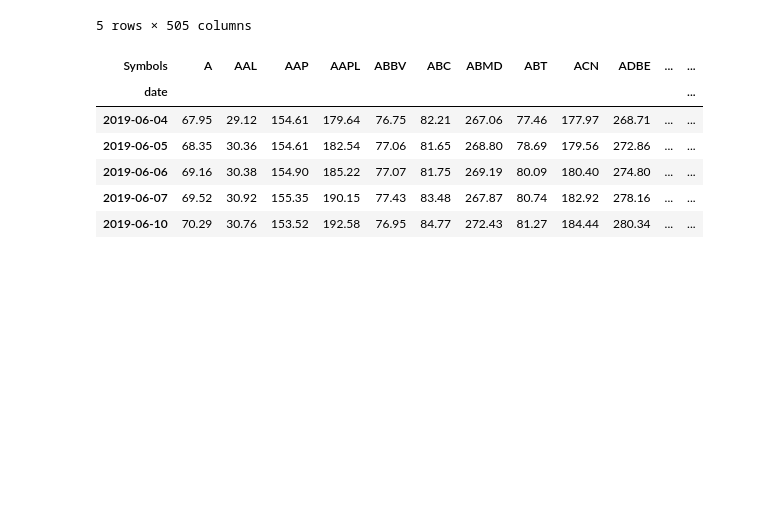
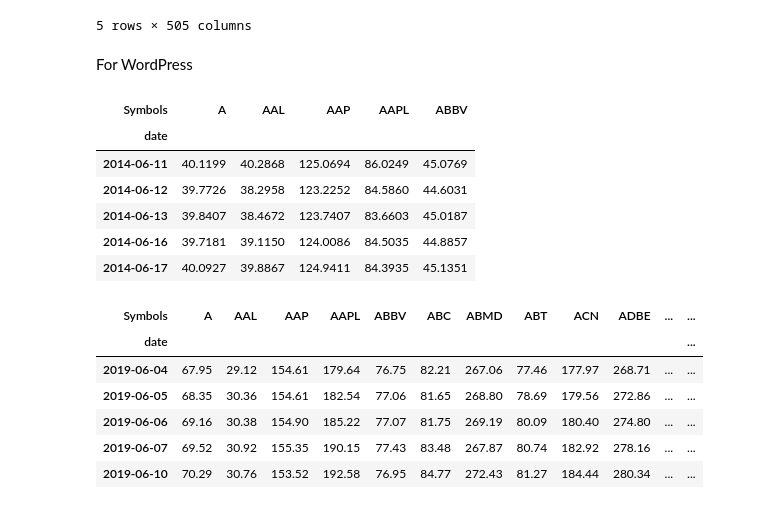
Before and after one commit to DinodC/january-effect, a Jupyter notebook: revisiting_january_effect.ipynb, the cells around one changed output. Cells and saved outputs as stored; diff of their text form; code cells hidden in the pictures; blank space fills up the shorter version.

```diff
--- a/revisiting_january_effect.ipynb
+++ b/revisiting_january_effect.ipynb
@@ -54,6 +48,18 @@ close['sp500'].head()
 | 2014-06-16 | 39.7181 | 39.1150 | 124.0086 | 84.5035 | 44.8857 | 66.0529 | 23.27 | 35.8734 | 74.8634 | 67.62 | ... | ... |
 | 2014-06-17 | 40.0927 | 39.8867 | 124.9411 | 84.3935 | 45.1351 | 66.2561 | 23.43 | 35.8375 | 74.5832 | 67.54 | ... | ... |
 5 rows × 505 columns
+# %% [markdown]
+For WordPress
+# %%
+close['sp500'].head().iloc[:5, :5]
+# %% [output]
+| Symbols | A | AAL | AAP | AAPL | ABBV |
+| date |  |  |  |  |  |
+| 2014-06-11 | 40.1199 | 40.2868 | 125.0694 | 86.0249 | 45.0769 |
+| 2014-06-12 | 39.7726 | 38.2958 | 123.2252 | 84.5860 | 44.6031 |
+| 2014-06-13 | 39.8407 | 38.4672 | 123.7407 | 83.6603 | 45.0187 |
+| 2014-06-16 | 39.7181 | 39.1150 | 124.0086 | 84.5035 | 44.8857 |
+| 2014-06-17 | 40.0927 | 39.8867 | 124.9411 | 84.3935 | 45.1351 |
 # %%
 close['sp500'].tail()
 # %% [output]
```
Also changed, not shown: parts of 12 cells of this notebook.
